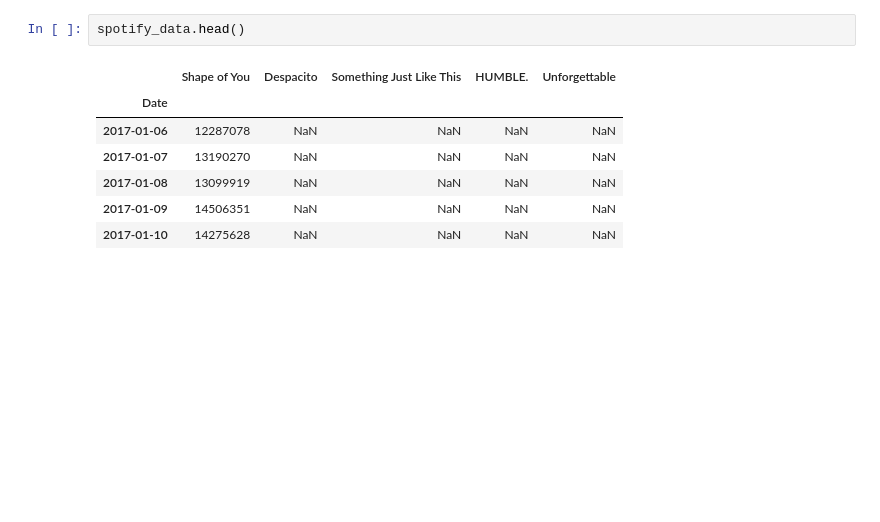
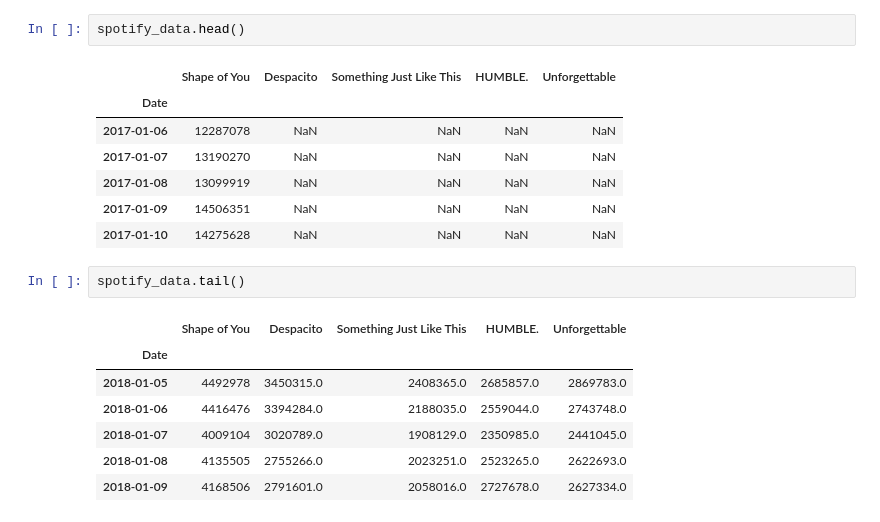
Before and after one commit to GTD2101-ACD-GA-AD22/seaborn-ricardo-qm, a Jupyter notebook: 02. LineCharts.ipynb, the cells around one changed output. Drawn from its saved outputs; the diff is of its cells as text; blank space fills up the shorter version.

```diff
--- a/02. LineCharts.ipynb
+++ b/02. LineCharts.ipynb
@@ -28,3 +28,13 @@ spotify_data.head()
 | 2017-01-08 | 13099919 | NaN | NaN | NaN | NaN |
 | 2017-01-09 | 14506351 | NaN | NaN | NaN | NaN |
 | 2017-01-10 | 14275628 | NaN | NaN | NaN | NaN |
+# %%
+spotify_data.tail()
+# %% [output]
+|  | Shape of You | Despacito | Something Just Like This | HUMBLE. | Unforgettable |
+| Date |  |  |  |  |  |
+| 2018-01-05 | 4492978 | 3450315.0 | 2408365.0 | 2685857.0 | 2869783.0 |
+| 2018-01-06 | 4416476 | 3394284.0 | 2188035.0 | 2559044.0 | 2743748.0 |
+| 2018-01-07 | 4009104 | 3020789.0 | 1908129.0 | 2350985.0 | 2441045.0 |
+| 2018-01-08 | 4135505 | 2755266.0 | 2023251.0 | 2523265.0 | 2622693.0 |
+| 2018-01-09 | 4168506 | 2791601.0 | 2058016.0 | 2727678.0 | 2627334.0 |
```
Also changed, not shown: parts of 7 cells of this notebook.
